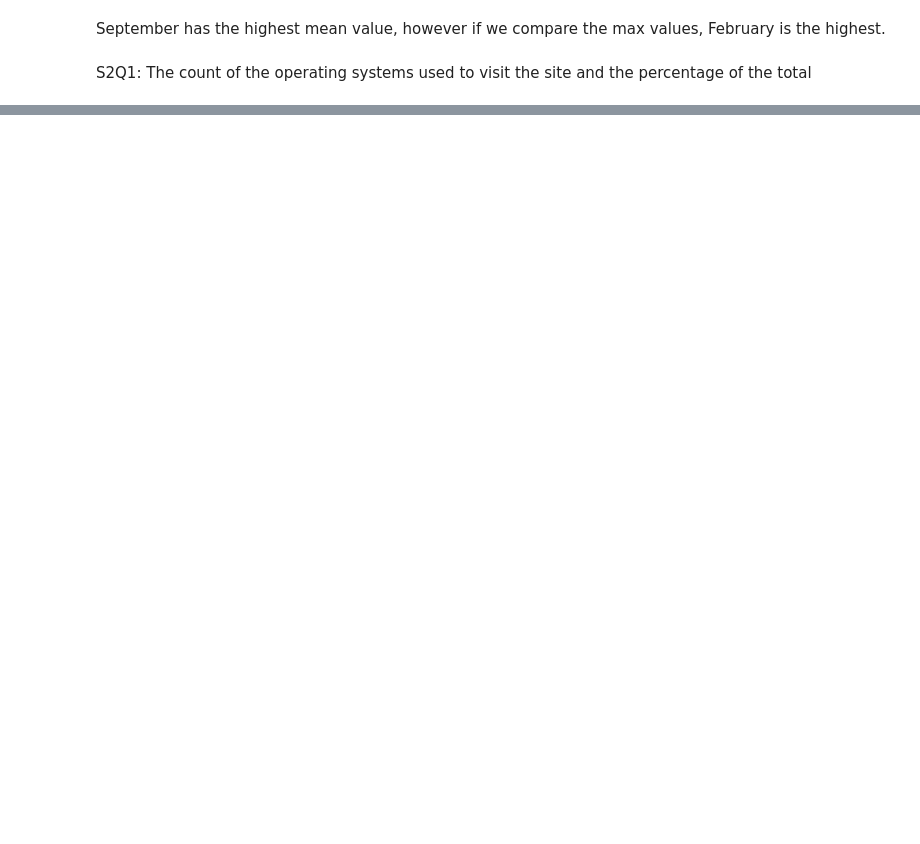
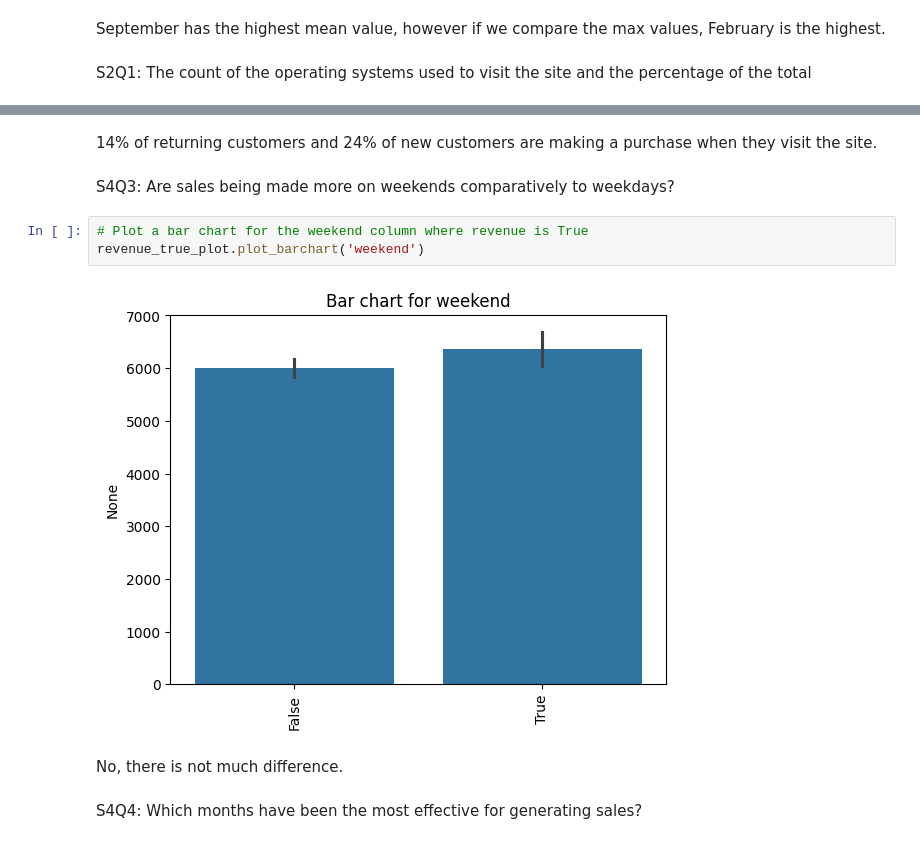
Before and after one commit to MadokaKumamaru/exploratory-data-analysis---online-shopping-in-retail309, a Jupyter notebook: retail_EDA_report.ipynb, the cells around one changed output, grey strips where cells are left out. Drawn from its saved outputs; the diff is of its cells as text; blank space fills up the shorter version.

```diff
--- a/retail_EDA_report.ipynb
+++ b/retail_EDA_report.ipynb
@@ -456,0 +583,13 @@ Counts for distinct values for operating_systems
+# %% [markdown]
+14% of returning customers and 24% of new customers are making a purchase when they visit the site.
+# %% [markdown]
+S4Q3: Are sales being made more on weekends comparatively to weekdays?
+# %%
+# Plot a bar chart for the weekend column where revenue is True
+revenue_true_plot.plot_barchart('weekend')
+# %% [output]
+[figure, added]
+# %% [markdown]
+No, there is not much difference.
+# %% [markdown]
+S4Q4: Which months have been the most effective for generating sales?
```
Also changed, not shown: parts of 31 cells of this notebook, 4 other files.
